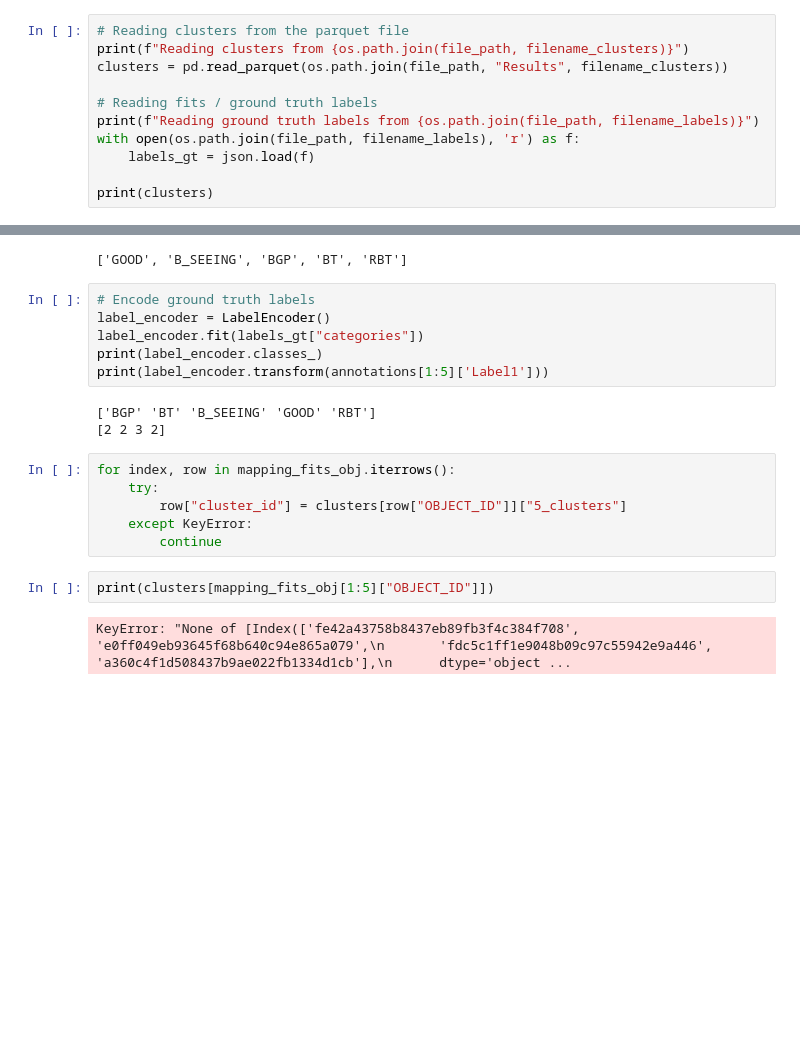
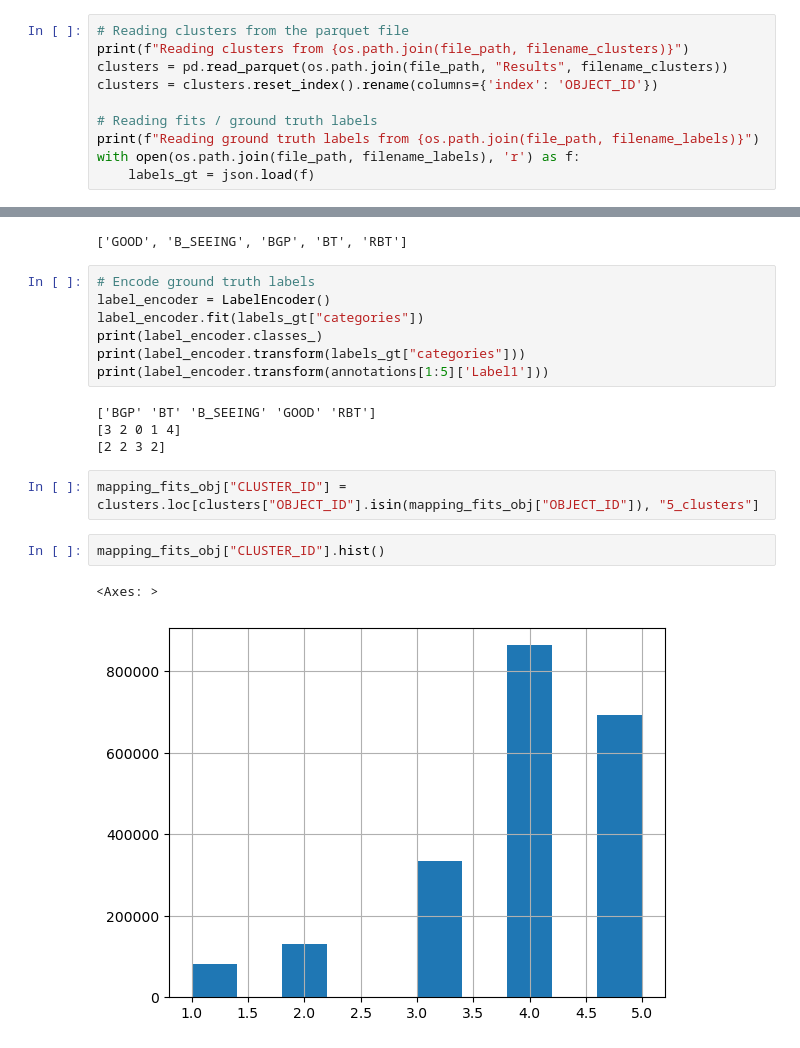
Before and after one commit to mfournigault/astro_iqa, a Jupyter notebook: src/modeling/evaluating_clusters_classification_power.ipynb, the cells around one changed output, grey strips where cells are left out. Saved outputs shown, nothing was run; the diff lists cells and outputs as text; blank space fills up the shorter version.

```diff
--- a/src/modeling/evaluating_clusters_classification_power.ipynb
+++ b/src/modeling/evaluating_clusters_classification_power.ipynb
@@ -17,13 +19,12 @@ file_path = os.path.join(data_path, "for_modeling")
 # Reading clusters from the parquet file
 print(f"Reading clusters from {os.path.join(file_path, filename_clusters)}")
 clusters = pd.read_parquet(os.path.join(file_path, "Results", filename_clusters))
+clusters = clusters.reset_index().rename(columns={'index': 'OBJECT_ID'})
 
 # Reading fits / ground truth labels
 print(f"Reading ground truth labels from {os.path.join(file_path, filename_labels)}")
 with open(os.path.join(file_path, filename_labels), 'r') as f:
     labels_gt = json.load(f)
-
-print(clusters)
 # %% [output]
 Reading clusters from /home/mike/git/computational_astro/astro_iqa/data/for_modeling/som_iqa_loaded_results_5_clusters.parquet
 Reading ground truth labels from /home/mike/git/computational_astro/astro_iqa/data/for_modeling/map_images_labels.json
@@ -70,17 +56,16 @@ print(labels_gt["categories"])
 label_encoder = LabelEncoder()
 label_encoder.fit(labels_gt["categories"])
 print(label_encoder.classes_)
+print(label_encoder.transform(labels_gt["categories"]))
 print(label_encoder.transform(annotations[1:5]['Label1']))
 # %% [output]
 ['BGP' 'BT' 'B_SEEING' 'GOOD' 'RBT']
+[3 2 0 1 4]
 [2 2 3 2]
-# %%
-for index, row in mapping_fits_obj.iterrows():
-    try:
-        row["cluster_id"] = clusters[row["OBJECT_ID"]]["5_clusters"]
-    except KeyError:
-        continue
-# %%
-print(clusters[mapping_fits_obj[1:5]["OBJECT_ID"]])
-# %% [output]
-KeyError: "None of [Index(['fe42a43758b8437eb89fb3f4c384f708', 'e0ff049eb93645f68b640c94e865a079',\n       'fdc5c1ff1e9048b09c97c55942e9a446', 'a360c4f1d508437b9ae022fb1334d1cb'],\n      dtype='object ...
+# %%
+mapping_fits_obj["CLUSTER_ID"] = clusters.loc[clusters["OBJECT_ID"].isin(mapping_fits_obj["OBJECT_ID"]), "5_clusters"]
+# %%
+mapping_fits_obj["CLUSTER_ID"].hist()
+# %% [output]
+<Axes: >
+[figure, added]
```
Also changed, not shown: parts of 7 cells of this notebook, 51 other files.
